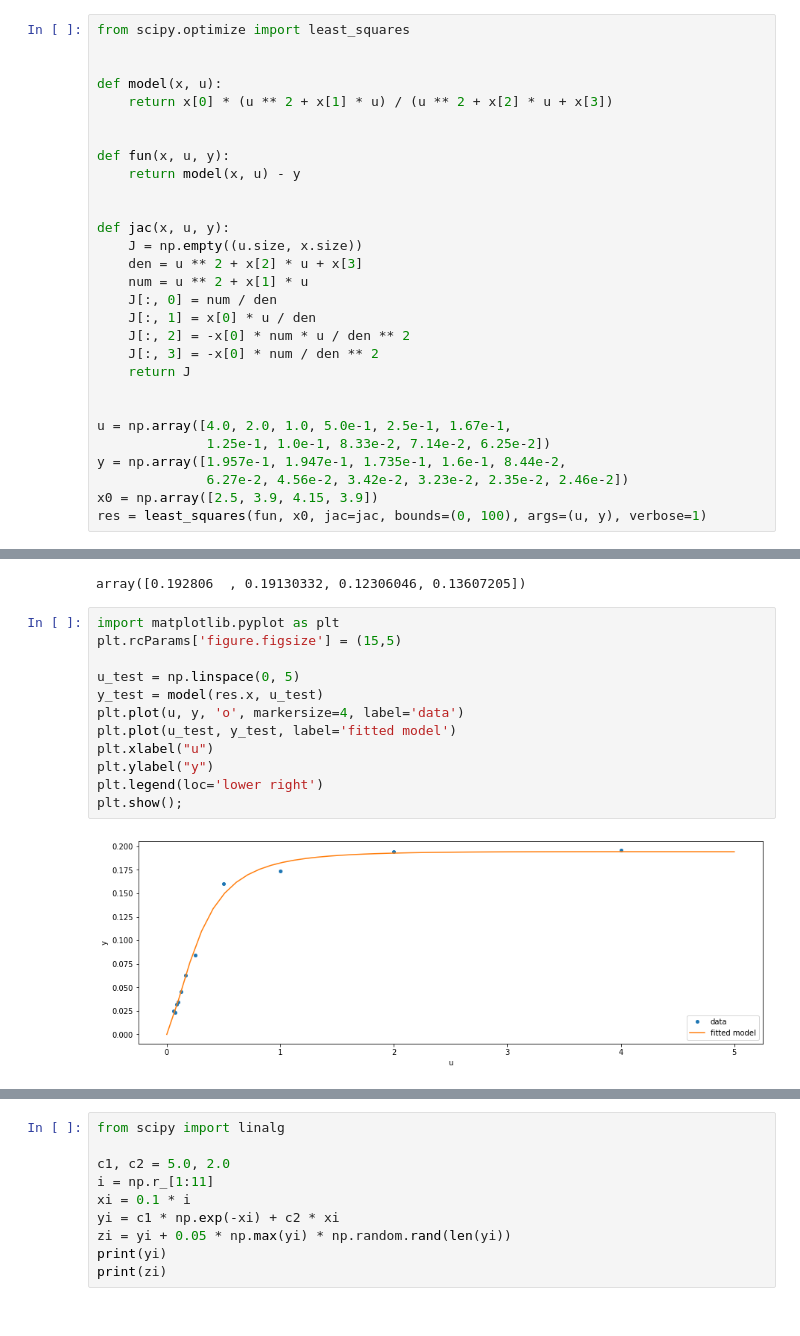
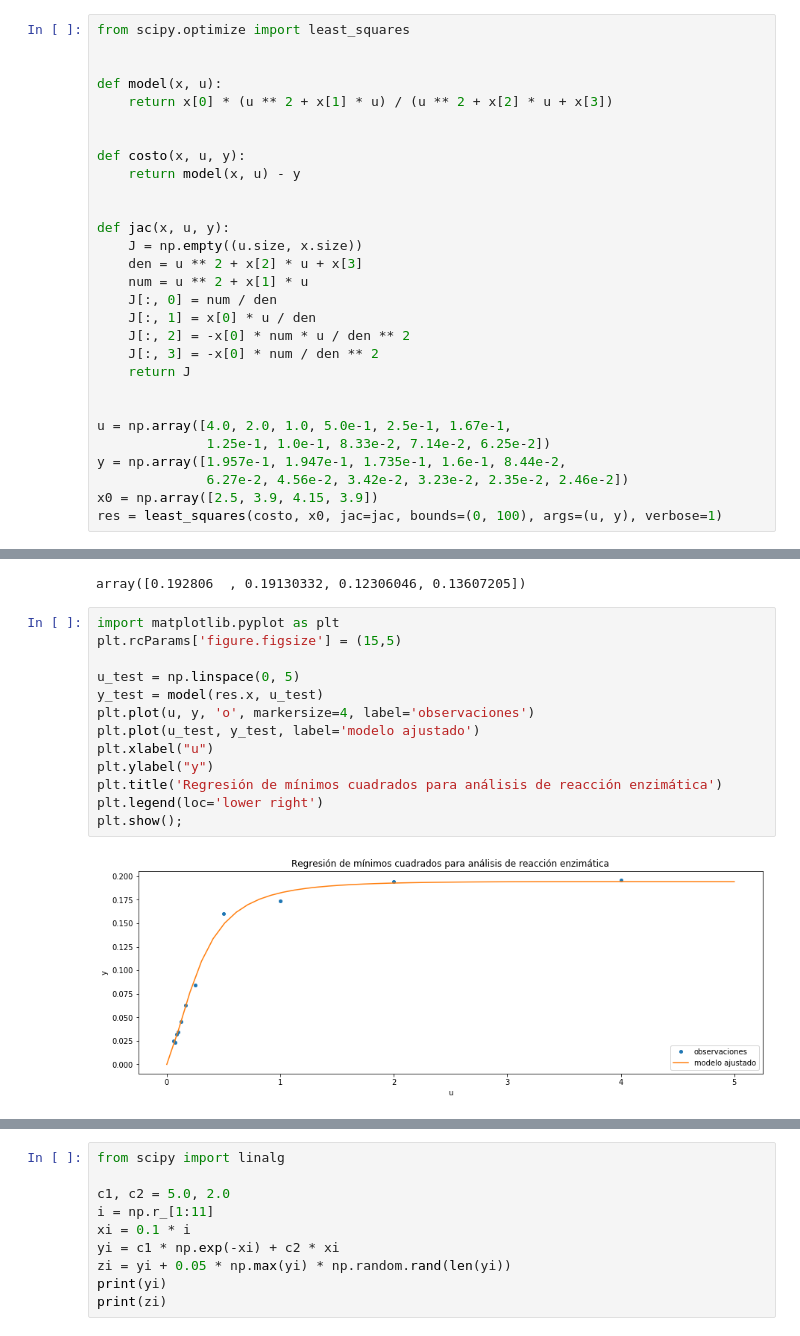
Before and after one commit to GAMES-UChile/Curso-BancoEstado, a Jupyter notebook: modulo1b/modulo1b.ipynb, the cells around one changed output, grey strips where cells are left out. Saved outputs shown, nothing was run; the diff lists cells and outputs as text.

```diff
--- a/modulo1b/modulo1b.ipynb
+++ b/modulo1b/modulo1b.ipynb
@@ -282,7 +359,7 @@ def model(x, u):
     return x[0] * (u ** 2 + x[1] * u) / (u ** 2 + x[2] * u + x[3])
 
 
-def fun(x, u, y):
+def costo(x, u, y):
     return model(x, u) - y
 
 
@@ -302,7 +379,7 @@ u = np.array([4.0, 2.0, 1.0, 5.0e-1, 2.5e-1, 1.67e-1,
 y = np.array([1.957e-1, 1.947e-1, 1.735e-1, 1.6e-1, 8.44e-2,
               6.27e-2, 4.56e-2, 3.42e-2, 3.23e-2, 2.35e-2, 2.46e-2])
 x0 = np.array([2.5, 3.9, 4.15, 3.9])
-res = least_squares(fun, x0, jac=jac, bounds=(0, 100), args=(u, y), verbose=1)
+res = least_squares(costo, x0, jac=jac, bounds=(0, 100), args=(u, y), verbose=1)
 # %% [output]
 `ftol` termination condition is satisfied.
 Function evaluations 131, initial cost 4.4383e+00, final cost 1.5375e-04, first-order optimality 4.52e-08.
@@ -313,15 +390,16 @@ array([0.192806  , 0.19130332, 0.12306046, 0.13607205])
 # %%
 import matplotlib.pyplot as plt
 plt.rcParams['figure.figsize'] = (15,5)
 
 u_test = np.linspace(0, 5)
 y_test = model(res.x, u_test)
-plt.plot(u, y, 'o', markersize=4, label='data')
-plt.plot(u_test, y_test, label='fitted model')
+plt.plot(u, y, 'o', markersize=4, label='observaciones')
+plt.plot(u_test, y_test, label='modelo ajustado')
 plt.xlabel("u")
 plt.ylabel("y")
+plt.title('Regresión de mínimos cuadrados para análisis de reacción enzimática')
 plt.legend(loc='lower right')
 plt.show();
 # %% [output]
-[figure, old version]
+[figure, new version]
 # %% [markdown]
```
Also changed, not shown: parts of 23 cells of this notebook, 4 other files.
